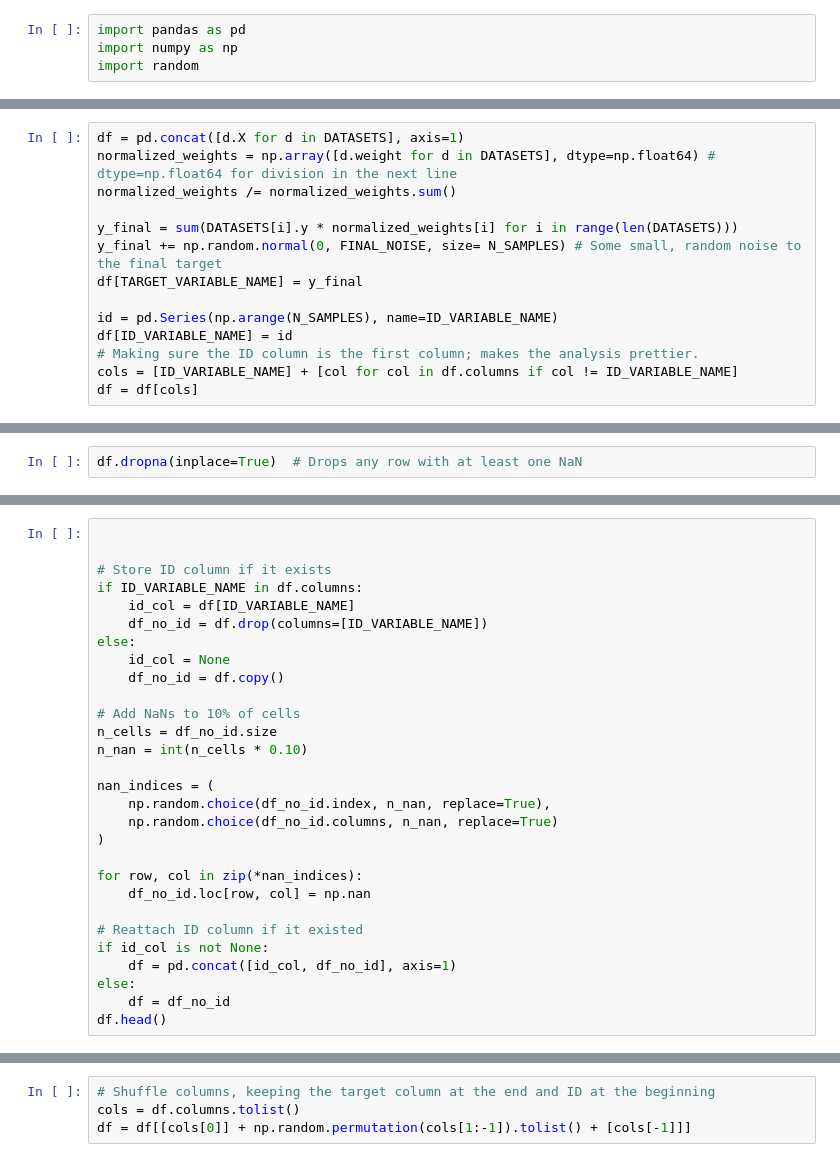
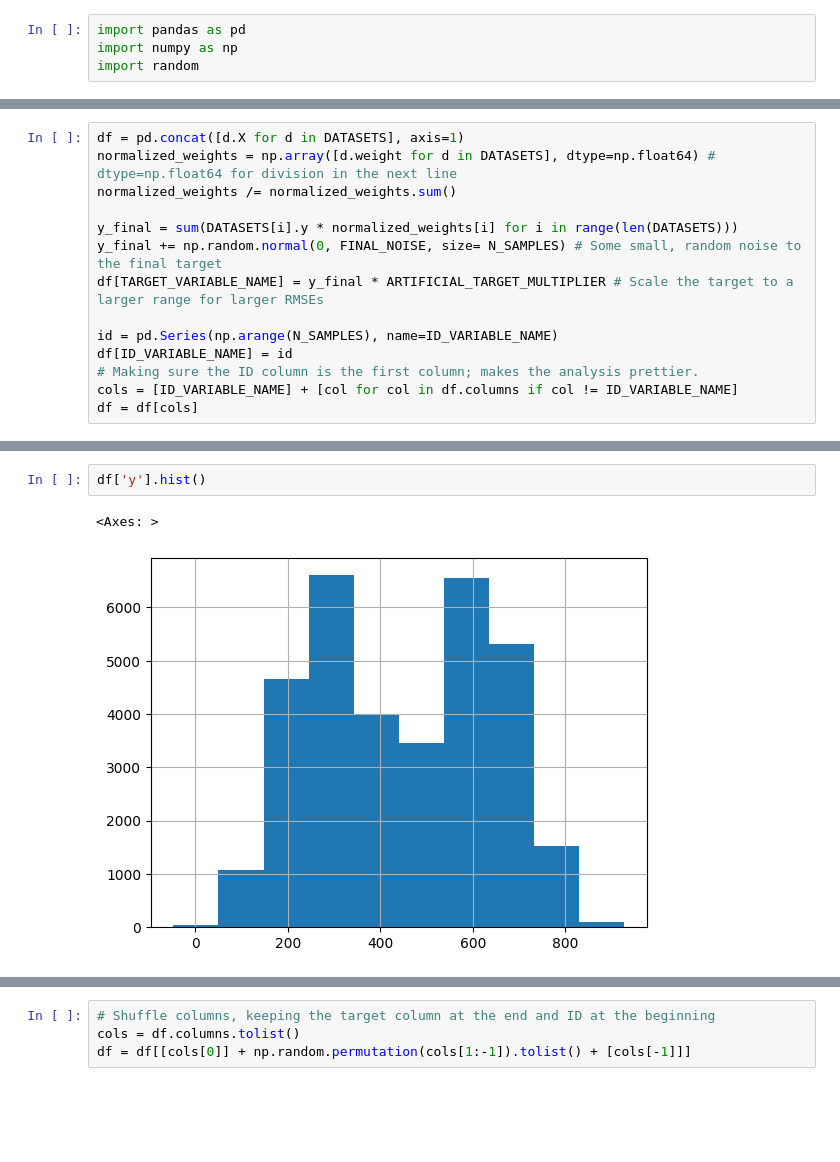
Before and after one commit to SqrtNegativOne/competition-dataset-generation, a Jupyter notebook: competition-dataset.ipynb, the cells around one changed output, grey strips where cells are left out. Drawn from its saved outputs; the diff is of its cells as text; blank space fills up the shorter version.

```diff
--- a/competition-dataset.ipynb
+++ b/competition-dataset.ipynb
@@ -79,7 +182,7 @@ normalized_weights /= normalized_weights.sum()
 
 y_final = sum(DATASETS[i].y * normalized_weights[i] for i in range(len(DATASETS)))
 y_final += np.random.normal(0, FINAL_NOISE, size= N_SAMPLES) # Some small, random noise to the final target
-df[TARGET_VARIABLE_NAME] = y_final
+df[TARGET_VARIABLE_NAME] = y_final * ARTIFICIAL_TARGET_MULTIPLIER # Scale the target to a larger range for larger RMSEs
 
 id = pd.Series(np.arange(N_SAMPLES), name=ID_VARIABLE_NAME)
 df[ID_VARIABLE_NAME] = id
@@ -156,2 +193,0 @@ else:
-# %%
-df.dropna(inplace=True)  # Drops any row with at least one NaN
@@ -334,29 +193,0 @@ MSE/Variance ratio: 0.17
-# %%
-
-
-# Store ID column if it exists
-if ID_VARIABLE_NAME in df.columns:
-    id_col = df[ID_VARIABLE_NAME]
-    df_no_id = df.drop(columns=[ID_VARIABLE_NAME])
-else:
-    id_col = None
-    df_no_id = df.copy()
-
-# Add NaNs to 10% of cells
-n_cells = df_no_id.size
-n_nan = int(n_cells * 0.10)
-
-nan_indices = (
-    np.random.choice(df_no_id.index, n_nan, replace=True),
-    np.random.choice(df_no_id.columns, n_nan, replace=True)
-)
-
-for row, col in zip(*nan_indices):
-    df_no_id.loc[row, col] = np.nan
-
-# Reattach ID column if it existed
-if id_col is not None:
-    df = pd.concat([id_col, df_no_id], axis=1)
-else:
-    df = df_no_id
-df.head()
@@ -370,0 +221,5 @@ df.head()
+# %%
+df['y'].hist()
+# %% [output]
+<Axes: >
+[figure, added]
```
Also changed, not shown: parts of 29 cells of this notebook.
